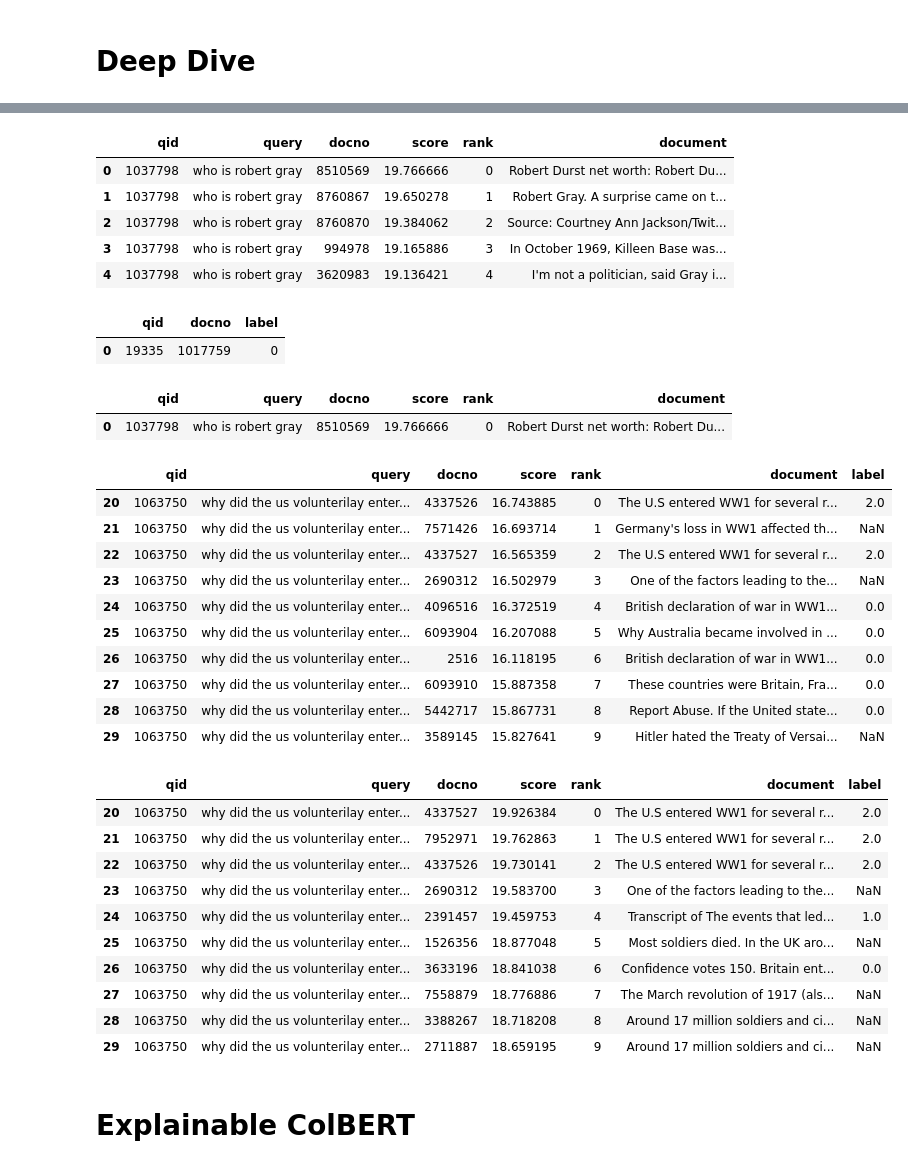
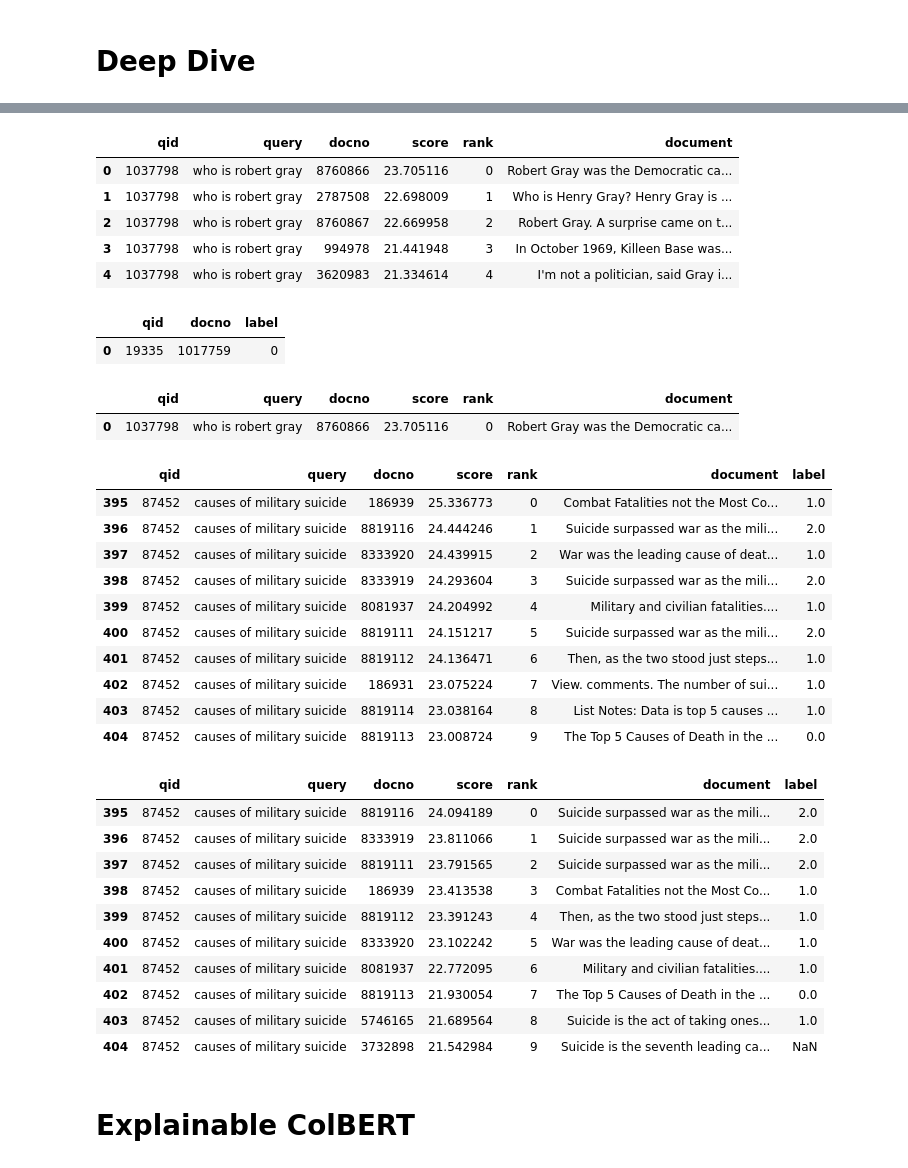
Before and after one commit to hammadkhann/Effective-CLS-Token-Representation-for-ColBERT-A-Step-Towards-Reducing-the-Storage-Cost, a Jupyter notebook: MS_MARCO_Effective_Dense_Passage_Retrieval.ipynb, the cells around one changed output, grey strips where cells are left out. Saved outputs shown, nothing was run; the diff lists cells and outputs as text; code cells hidden in the pictures.

```diff
--- a/MS_MARCO_Effective_Dense_Passage_Retrieval.ipynb
+++ b/MS_MARCO_Effective_Dense_Passage_Retrieval.ipynb
@@ -722,6 +724,10 @@ pt.Experiment(
 | 4 | DPH >> ColCondenser_Q_pruned | 0.603885 | 0.323626 | 0.892442 |
 # %% [markdown]
 # **Deep Dive**
+# %%
+colCondenser = colcondenser_50k_factory.text_scorer(colcondenser_50k_factory)(df)
+# %%
+colbert_baseline = craig_factory.text_scorer()(df)
 # %%
 baseline_merge = pd.merge(colbert_baseline.groupby('qid').head(10), df, how='left', on = 'docno')
 baseline_merge.drop(['qid_y', 'rank_y','score_y','query_y','docid'], axis=1, inplace=True)
@@ -756,11 +740,11 @@ token_df
 baseline_merge.head(5)
 # %% [output]
 |  | qid | query | docno | score | rank | document |
-| 0 | 1037798 | who is robert gray | 8510569 | 19.766666 | 0 | Robert Durst net worth: Robert Du... |
-| 1 | 1037798 | who is robert gray | 8760867 | 19.650278 | 1 | Robert Gray. A surprise came on t... |
-| 2 | 1037798 | who is robert gray | 8760870 | 19.384062 | 2 | Source: Courtney Ann Jackson/Twit... |
-| 3 | 1037798 | who is robert gray | 994978 | 19.165886 | 3 | In October 1969, Killeen Base was... |
-| 4 | 1037798 | who is robert gray | 3620983 | 19.136421 | 4 | I'm not a politician, said Gray i... |
+| 0 | 1037798 | who is robert gray | 8760866 | 23.705116 | 0 | Robert Gray was the Democratic ca... |
+| 1 | 1037798 | who is robert gray | 2787508 | 22.698009 | 1 | Who is Henry Gray? Henry Gray is ... |
+| 2 | 1037798 | who is robert gray | 8760867 | 22.669958 | 2 | Robert Gray. A surprise came on t... |
+| 3 | 1037798 | who is robert gray | 994978 | 21.441948 | 3 | In October 1969, Killeen Base was... |
+| 4 | 1037798 | who is robert gray | 3620983 | 21.334614 | 4 | I'm not a politician, said Gray i... |
 # %%
 df1 = baseline_merge.groupby('qid').head(10)
 df2 = token_overlap_merge.groupby('qid').head(10)
@@ -779,38 +763,38 @@ qrels.head(1)
 df1.head(1)
 # %% [output]
 |  | qid | query | docno | score | rank | document |
-| 0 | 1037798 | who is robert gray | 8510569 | 19.766666 | 0 | Robert Durst net worth: Robert Du... |
+| 0 | 1037798 | who is robert gray | 8760866 | 23.705116 | 0 | Robert Gray was the Democratic ca... |
 # %%
 df1 = pd.merge(df1, qrels, how='left', on = ['qid','docno'])
 df2 = pd.merge(df2, qrels, how='left', on = ['qid','docno'])
 # %%
-df1[df1["qid"] == "1063750"]
+df1[df1["qid"] == "87452"]
 # %% [output]
 |  | qid | query | docno | score | rank | document | label |
-| 20 | 1063750 | why did the us volunterilay enter... | 4337526 | 16.743885 | 0 | The U.S entered WW1 for several r... | 2.0 |
-| 21 | 1063750 | why did the us volunterilay enter... | 7571426 | 16.693714 | 1 | Germany's loss in WW1 affected th... | NaN |
-| 22 | 1063750 | why did the us volunterilay enter... | 4337527 | 16.565359 | 2 | The U.S entered WW1 for several r... | 2.0 |
-| 23 | 1063750 | why did the us volunterilay enter... | 2690312 | 16.502979 | 3 | One of the factors leading to the... | NaN |
-| 24 | 1063750 | why did the us volunterilay enter... | 4096516 | 16.372519 | 4 | British declaration of war in WW1... | 0.0 |
-| 25 | 1063750 | why did the us volunterilay enter... | 6093904 | 16.207088 | 5 | Why Australia became involved in ... | 0.0 |
-| 26 | 1063750 | why did the us volunterilay enter... | 2516 | 16.118195 | 6 | British declaration of war in WW1... | 0.0 |
-| 27 | 1063750 | why did the us volunterilay enter... | 6093910 | 15.887358 | 7 | These countries were Britain, Fra... | 0.0 |
-| 28 | 1063750 | why did the us volunterilay enter... | 5442717 | 15.867731 | 8 | Report Abuse. If the United state... | 0.0 |
-| 29 | 1063750 | why did the us volunterilay enter... | 3589145 | 15.827641 | 9 | Hitler hated the Treaty of Versai... | NaN |
+| 395 | 87452 | causes of military suicide | 186939 | 25.336773 | 0 | Combat Fatalities not the Most Co... | 1.0 |
+| 396 | 87452 | causes of military suicide | 8819116 | 24.444246 | 1 | Suicide surpassed war as the mili... | 2.0 |
+| 397 | 87452 | causes of military suicide | 8333920 | 24.439915 | 2 | War was the leading cause of deat... | 1.0 |
+| 398 | 87452 | causes of military suicide | 8333919 | 24.293604 | 3 | Suicide surpassed war as the mili... | 2.0 |
+| 399 | 87452 | causes of military suicide | 8081937 | 24.204992 | 4 | Military and civilian fatalities.... | 1.0 |
+| 400 | 87452 | causes of military suicide | 8819111 | 24.151217 | 5 | Suicide surpassed war as the mili... | 2.0 |
+| 401 | 87452 | causes of military suicide | 8819112 | 24.136471 | 6 | Then, as the two stood just steps... | 1.0 |
+| 402 | 87452 | causes of military suicide | 186931 | 23.075224 | 7 | View. comments. The number of sui... | 1.0 |
+| 403 | 87452 | causes of military suicide | 8819114 | 23.038164 | 8 | List Notes: Data is top 5 causes ... | 1.0 |
+| 404 | 87452 | causes of military suicide | 8819113 | 23.008724 | 9 | The Top 5 Causes of Death in the ... | 0.0 |
 # %%
-df2[df2["qid"] == "1063750"]
+df2[df2["qid"] == "87452"]
 # %% [output]
 |  | qid | query | docno | score | rank | document | label |
-| 20 | 1063750 | why did the us volunterilay enter... | 4337527 | 19.926384 | 0 | The U.S entered WW1 for several r... | 2.0 |
-| 21 | 1063750 | why did the us volunterilay enter... | 7952971 | 19.762863 | 1 | The U.S entered WW1 for several r... | 2.0 |
-| 22 | 1063750 | why did the us volunterilay enter... | 4337526 | 19.730141 | 2 | The U.S entered WW1 for several r... | 2.0 |
-| 23 | 1063750 | why did the us volunterilay enter... | 2690312 | 19.583700 | 3 | One of the factors leading to the... | NaN |
-| 24 | 1063750 | why did the us volunterilay enter... | 2391457 | 19.459753 | 4 | Transcript of The events that led... | 1.0 |
-| 25 | 1063750 | why did the us volunterilay enter... | 1526356 | 18.877048 | 5 | Most soldiers died. In the UK aro... | NaN |
-| 26 | 1063750 | why did the us volunterilay enter... | 3633196 | 18.841038 | 6 | Confidence votes 150. Britain ent... | 0.0 |
-| 27 | 1063750 | why did the us volunterilay enter... | 7558879 | 18.776886 | 7 | The March revolution of 1917 (als... | NaN |
-| 28 | 1063750 | why did the us volunterilay enter... | 3388267 | 18.718208 | 8 | Around 17 million soldiers and ci... | NaN |
-| 29 | 1063750 | why did the us volunterilay enter... | 2711887 | 18.659195 | 9 | Around 17 million soldiers and ci... | NaN |
+| 395 | 87452 | causes of military suicide | 8819116 | 24.094189 | 0 | Suicide surpassed war as the mili... | 2.0 |
+| 396 | 87452 | causes of military suicide | 8333919 | 23.811066 | 1 | Suicide surpassed war as the mili... | 2.0 |
+| 397 | 87452 | causes of military suicide | 8819111 | 23.791565 | 2 | Suicide surpassed war as the mili... | 2.0 |
+| 398 | 87452 | causes of military suicide | 186939 | 23.413538 | 3 | Combat Fatalities not the Most Co... | 1.0 |
+| 399 | 87452 | causes of military suicide | 8819112 | 23.391243 | 4 | Then, as the two stood just steps... | 1.0 |
+| 400 | 87452 | causes of military suicide | 8333920 | 23.102242 | 5 | War was the leading cause of deat... | 1.0 |
+| 401 | 87452 | causes of military suicide | 8081937 | 22.772095 | 6 | Military and civilian fatalities.... | 1.0 |
+| 402 | 87452 | causes of military suicide | 8819113 | 21.930054 | 7 | The Top 5 Causes of Death in the ... | 0.0 |
+| 403 | 87452 | causes of military suicide | 5746165 | 21.689564 | 8 | Suicide is the act of taking ones... | 1.0 |
+| 404 | 87452 | causes of military suicide | 3732898 | 21.542984 | 9 | Suicide is the seventh leading ca... | NaN |
 # %%
 def highlight_diff(data, color='yellow'):
     attr = 'background-color: {}'.format(color)
```
Also changed, not shown: parts of 7 cells of this notebook.
